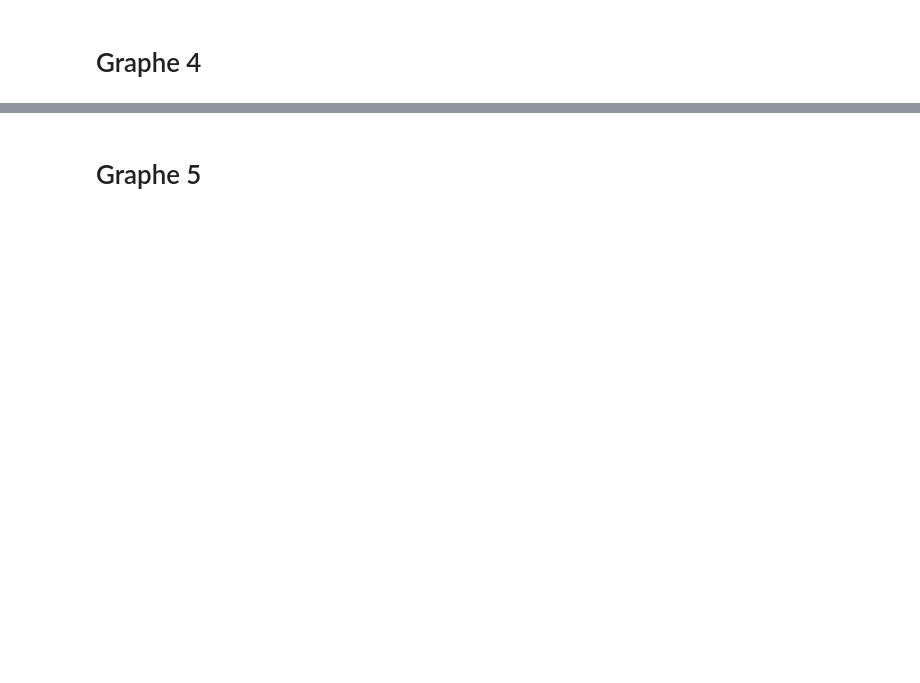
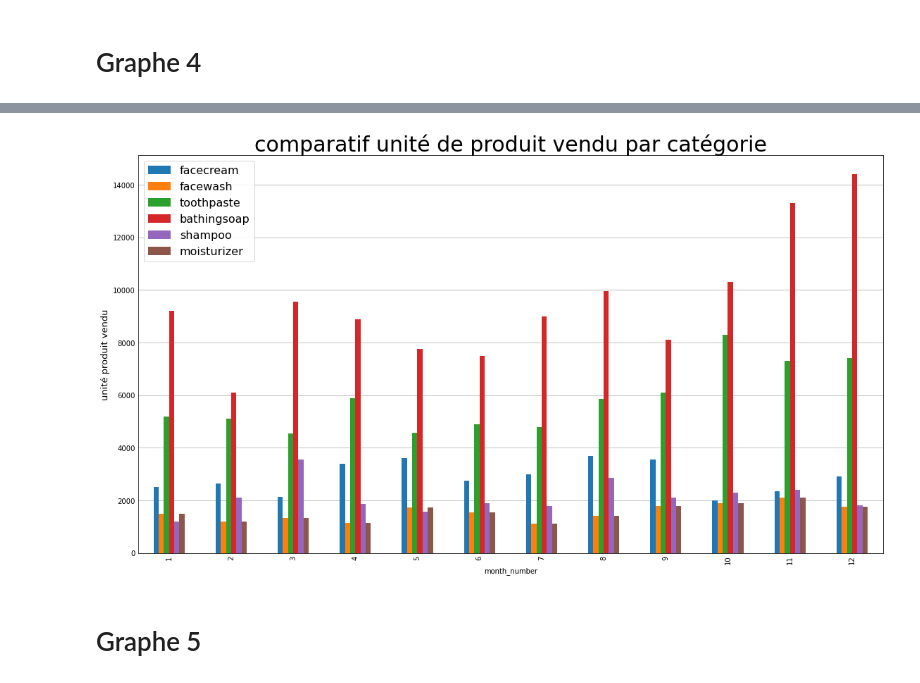
Before and after one commit to Amelinelurton/graphes, a Jupyter notebook: des graphes.ipynb, the cells around one changed output, grey strips where cells are left out. Saved outputs shown, nothing was run; the diff lists cells and outputs as text; code cells hidden in the pictures; blank space fills up the shorter version.

```diff
--- a/des graphes.ipynb
+++ b/des graphes.ipynb
@@ -157,0 +106,3 @@ plt.bar(x +2 width/6, f, color='y', label='moisturizer')"""
+# %%
+data1 = data.drop(['total_units','total_profit'],axis = 1)
+data1
@@ -158,2 +123,15 @@ plt.bar(x +2 width/6, f, color='y', label='moisturizer')"""
+# %%
+data1.plot.bar(x='month_number',figsize=(15,8))
+
+plt.ylabel('unité produit vendu',fontsize=13)
+plt.title('comparatif unité de produit vendu par catégorie',fontsize=30)
+
+plt.legend(fontsize=16)
+
+plt.grid(axis = 'x')
+
+plt.show()
+# %% [output]
+[figure, added]
 # %% [markdown]
 # Graphe 5
```
Also changed, not shown: parts of 9 cells of this notebook.
